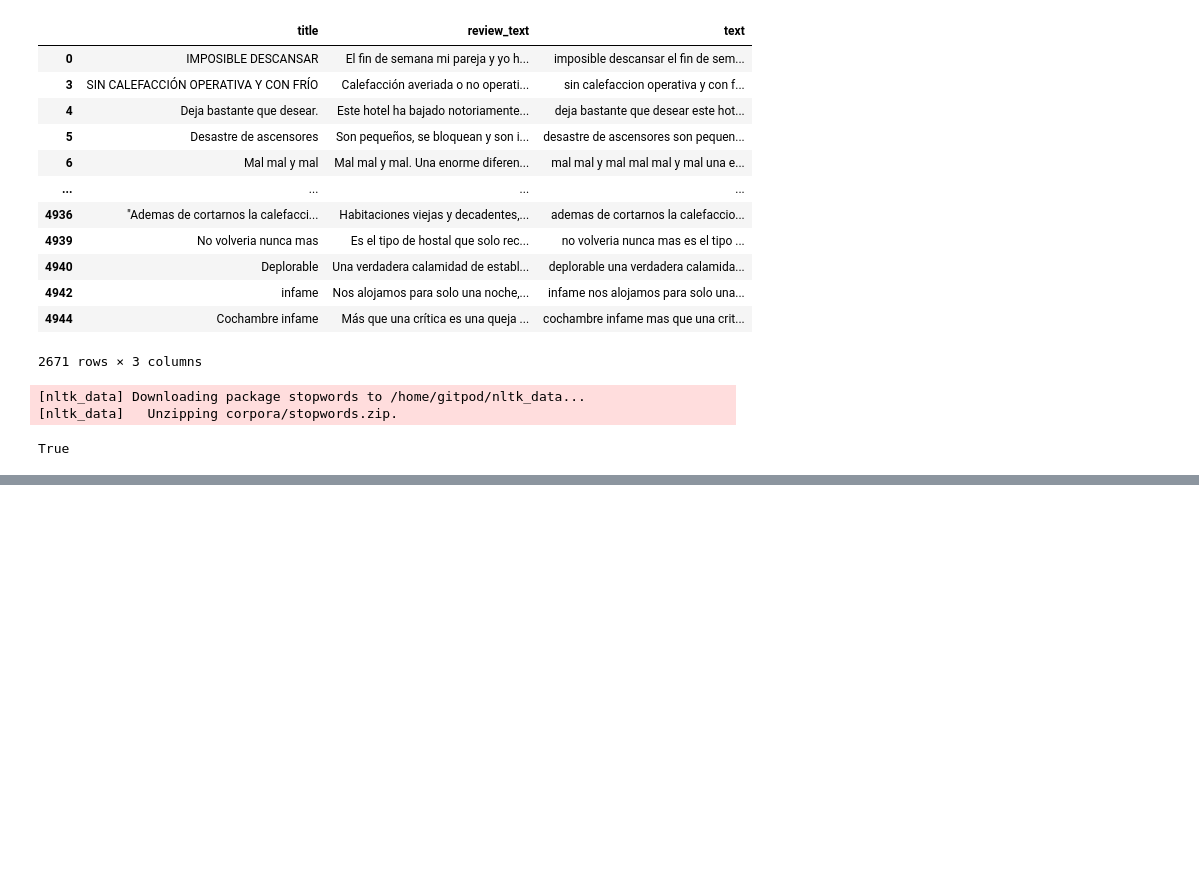
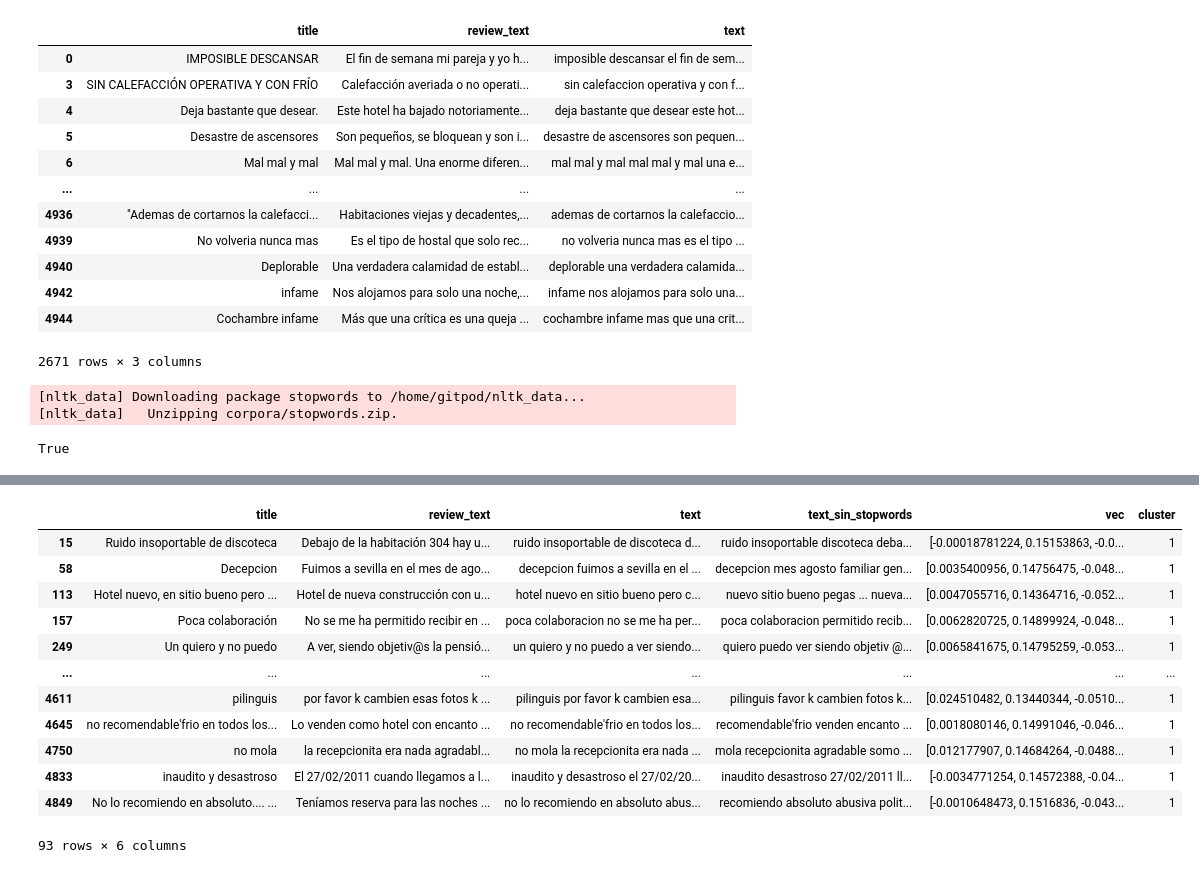
Before and after one commit to molkrovic/Hotel_reviews_classification, a Jupyter notebook: explore.ipynb, the cells around one changed output, grey strips where cells are left out. Cells and saved outputs as stored; diff of their text form; code cells hidden in the pictures; blank space fills up the shorter version.

```diff
--- a/explore.ipynb
+++ b/explore.ipynb
@@ -218,0 +285,16 @@ generate_wordcloud(df_positivo)
+# %%
+df_negativo[df_negativo['cluster']==1]
+# %% [output]
+|  | title | review_text | text | text_sin_stopwords | vec | cluster |
+| 15 | Ruido insoportable de discoteca | Debajo de la habitación 304 hay u... | ruido insoportable de discoteca d... | ruido insoportable discoteca deba... | [-0.00018781224, 0.15153863, -0.0... | 1 |
+| 58 | Decepcion | Fuimos a sevilla en el mes de ago... | decepcion fuimos a sevilla en el ... | decepcion mes agosto familiar gen... | [0.0035400956, 0.14756475, -0.048... | 1 |
+| 113 | Hotel nuevo, en sitio bueno pero ... | Hotel de nueva construcción con u... | hotel nuevo en sitio bueno pero c... | nuevo sitio bueno pegas ... nueva... | [0.0047055716, 0.14364716, -0.052... | 1 |
+| 157 | Poca colaboración | No se me ha permitido recibir en ... | poca colaboracion no se me ha per... | poca colaboracion permitido recib... | [0.0062820725, 0.14899924, -0.048... | 1 |
+| 249 | Un quiero y no puedo | A ver, siendo objetiv@s la pensió... | un quiero y no puedo a ver siendo... | quiero puedo ver siendo objetiv @... | [0.0065841675, 0.14795259, -0.053... | 1 |
+| ... | ... | ... | ... | ... | ... | ... |
+| 4611 | pilinguis | por favor k cambien esas fotos k ... | pilinguis por favor k cambien esa... | pilinguis favor k cambien fotos k... | [0.024510482, 0.13440344, -0.0510... | 1 |
+| 4645 | no recomendable'frio en todos los... | Lo venden como hotel con encanto ... | no recomendable'frio en todos los... | recomendable'frio venden encanto ... | [0.0018080146, 0.14991046, -0.046... | 1 |
+| 4750 | no mola | la recepcionita era nada agradabl... | no mola la recepcionita era nada ... | mola recepcionita agradable somo ... | [0.012177907, 0.14684264, -0.0488... | 1 |
+| 4833 | inaudito y desastroso | El 27/02/2011 cuando llegamos a l... | inaudito y desastroso el 27/02/20... | inaudito desastroso 27/02/2011 ll... | [-0.0034771254, 0.14572388, -0.04... | 1 |
+| 4849 | No lo recomiendo en absoluto.... ... | Teníamos reserva para las noches ... | no lo recomiendo en absoluto abus... | recomiendo absoluto abusiva polit... | [-0.0010648473, 0.1516836, -0.043... | 1 |
+93 rows × 6 columns
```
Also changed, not shown: parts of 18 cells of this notebook, 10 other files.
